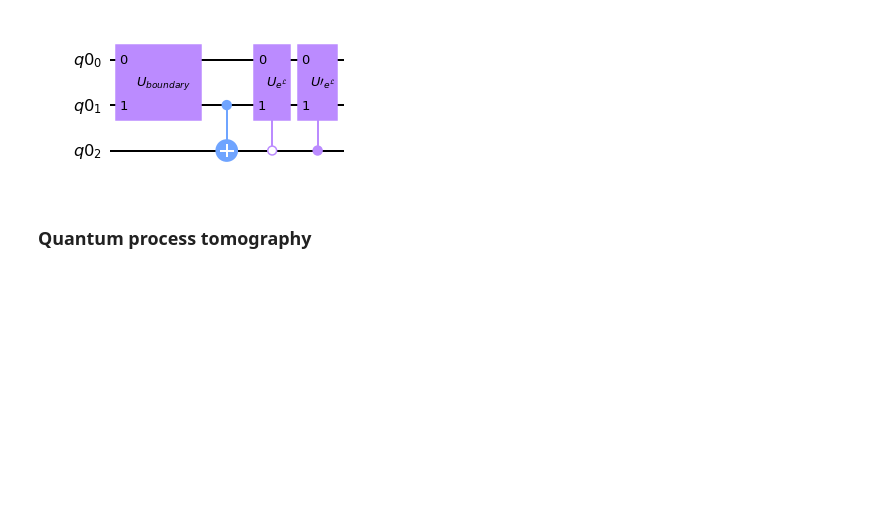
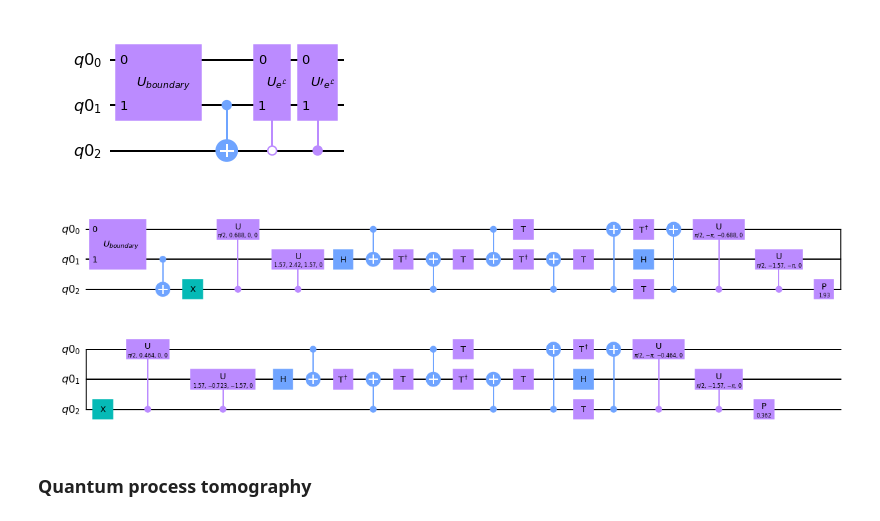
Before and after one commit to davidphysdavalos/quantum_computing, a Jupyter notebook: Implementing Quantum Channels in IBM computers.ipynb, the cells around one changed output. Drawn from its saved outputs; the diff is of its cells as text; code cells hidden in the pictures; blank space fills up the shorter version.

```diff
--- a/Implementing Quantum Channels in IBM computers.ipynb
+++ b/Implementing Quantum Channels in IBM computers.ipynb
@@ -306,6 +261,12 @@ qc.draw('mpl')
 #cU1=qc1.to_gate(label='$U_{e^{\mathcal{L}}}$').control(1,ctrl_state=0)
 # %% [output]
 [figure]
+# %%
+qctrans=transpile(qc,optimization_level=3)
+# %%
+qctrans.draw('mpl')
+# %% [output]
+[figure, added]
 # %% [markdown]
 ### Quantum process tomography
 # %%
```
Also changed, not shown: parts of 59 cells of this notebook.
